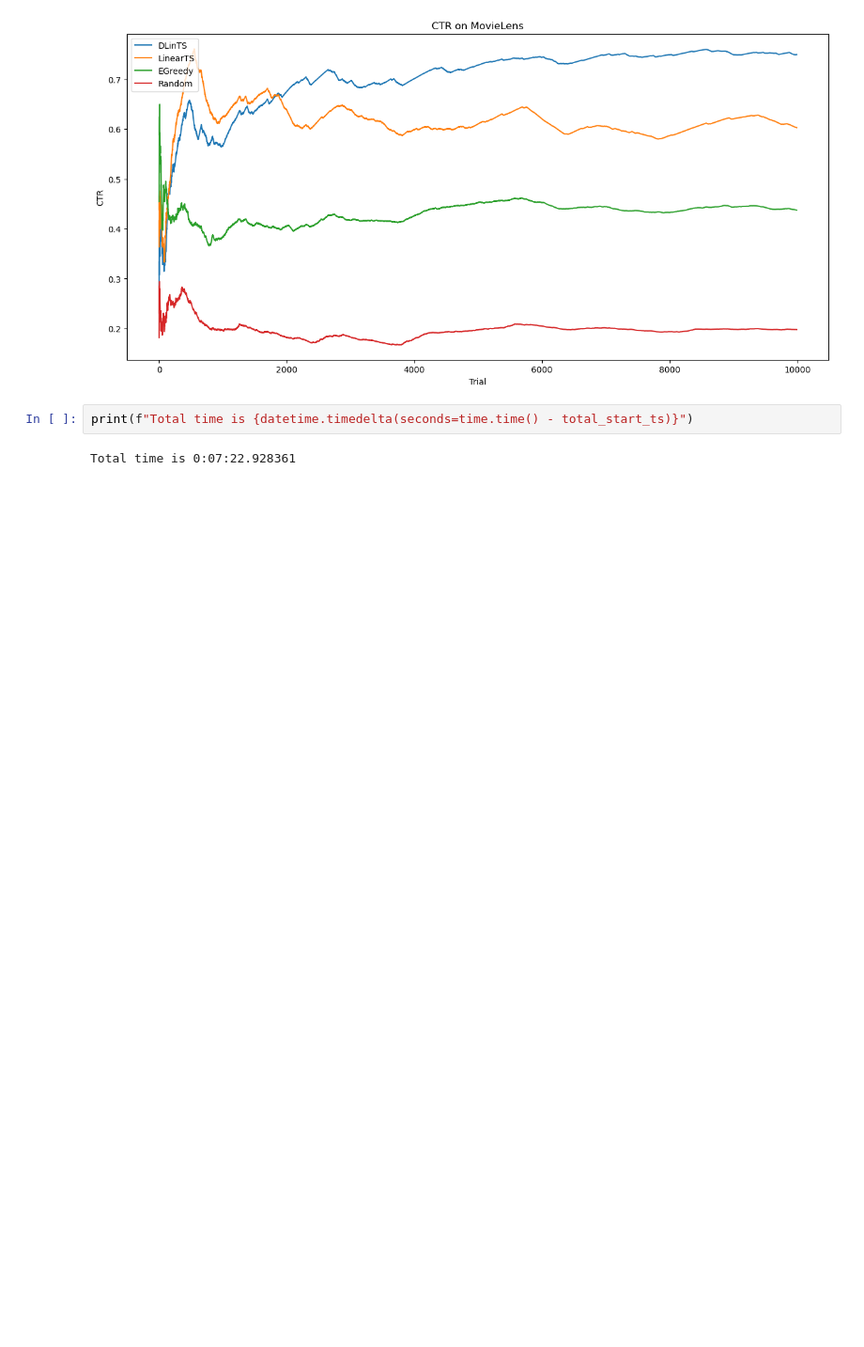
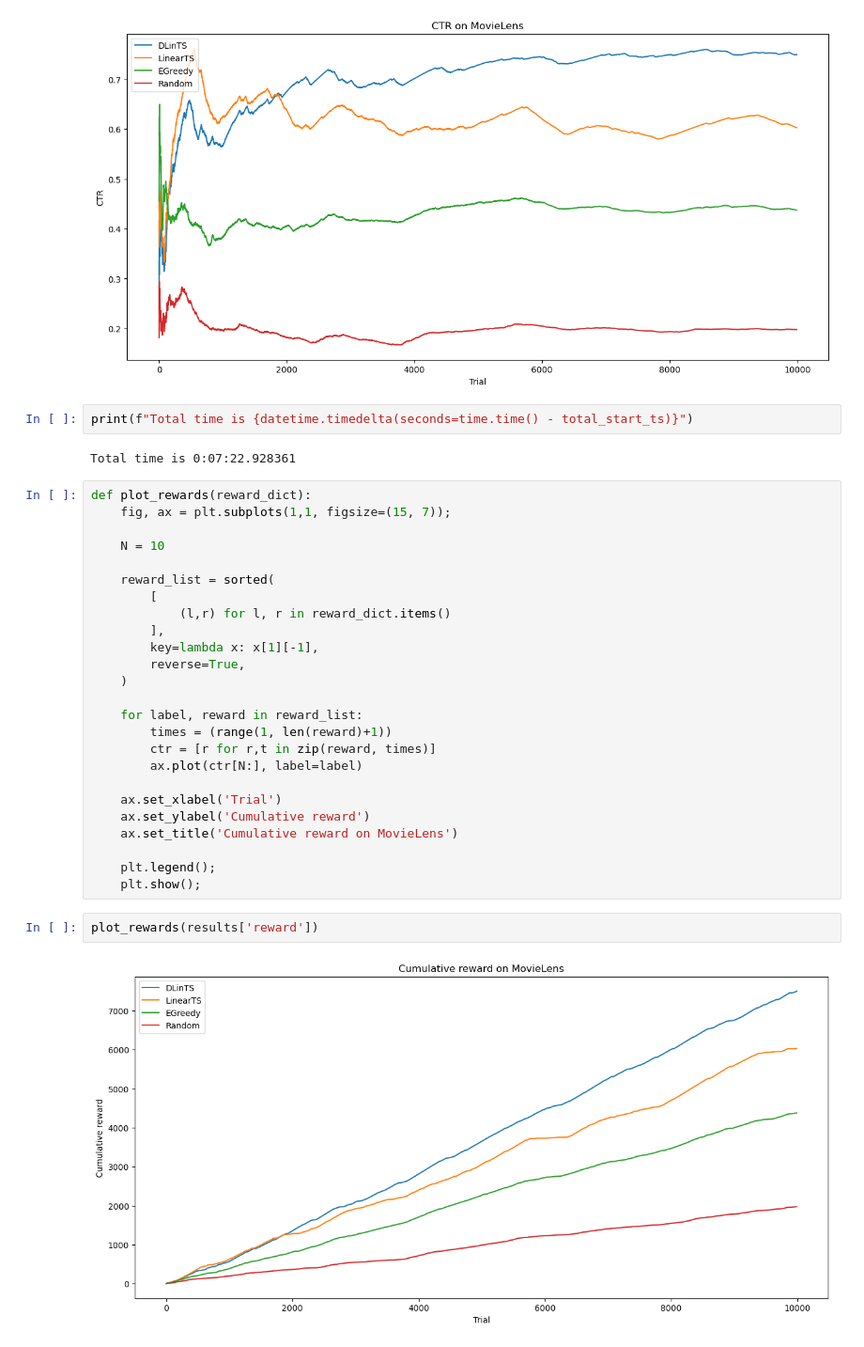
Before and after one commit to saeedghoorchian/BCMAB-RP, a Jupyter notebook: samples/13_test_movielens_non_stationary.ipynb, the cells around one changed output. Shown at 94% size. Drawn from its saved outputs; the diff is of its cells as text; blank space fills up the shorter version.

```diff
--- a/samples/13_test_movielens_non_stationary.ipynb
+++ b/samples/13_test_movielens_non_stationary.ipynb
@@ -206,3 +206,32 @@ plot_ctrs(results['reward'])
 print(f"Total time is {datetime.timedelta(seconds=time.time() - total_start_ts)}")
 # %% [output]
 Total time is 0:07:22.928361
+# %%
+def plot_rewards(reward_dict):
+    fig, ax = plt.subplots(1,1, figsize=(15, 7));
+
+    N = 10
+
+    reward_list = sorted(
+        [
+            (l,r) for l, r in reward_dict.items()
+        ],
+        key=lambda x: x[1][-1],
+        reverse=True,
+    )
+
+    for label, reward in reward_list:
+        times = (range(1, len(reward)+1))
+        ctr = [r for r,t in zip(reward, times)]
+        ax.plot(ctr[N:], label=label)
+
+    ax.set_xlabel('Trial')
+    ax.set_ylabel('Cumulative reward')
+    ax.set_title('Cumulative reward on MovieLens')
+
+    plt.legend();
+    plt.show();
+# %%
+plot_rewards(results['reward'])
+# %% [output]
+[figure, added]
```
Also changed, not shown: parts of 16 cells of this notebook, 3 other files.
